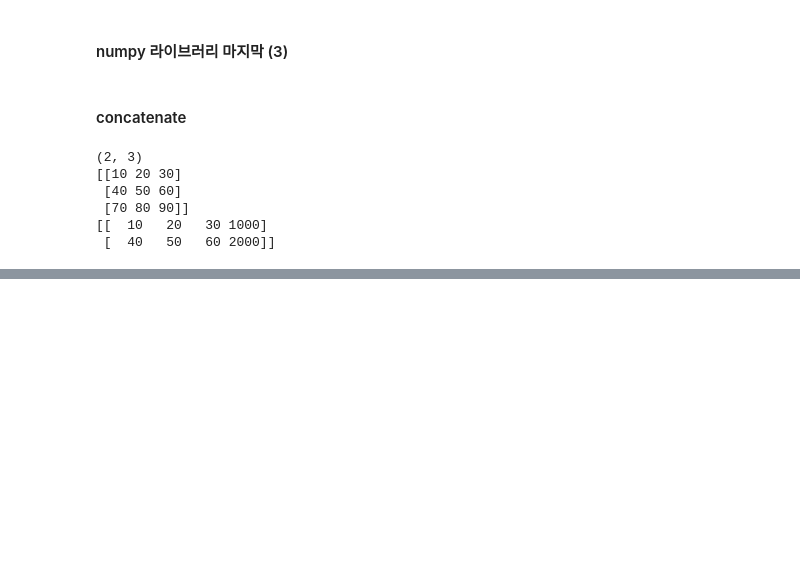
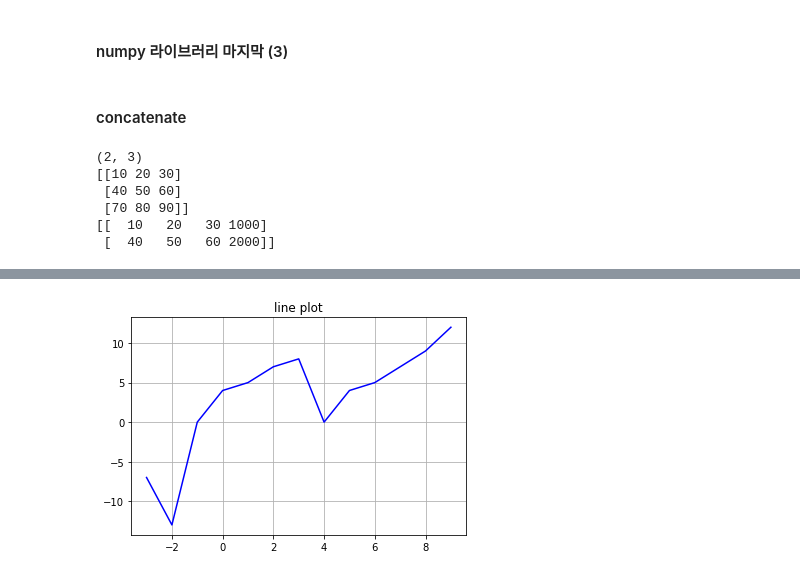
Before and after one commit to nowaveosu/AI_study, a Jupyter notebook: 2022_02_23.ipynb, the cells around one changed output, grey strips where cells are left out. Drawn from its saved outputs; the diff is of its cells as text; code cells hidden in the pictures; blank space fills up the shorter version.

```diff
--- a/2022_02_23.ipynb
+++ b/2022_02_23.ipynb
@@ -45,0 +141,10 @@ OSError: ./data-01.csv not found.
+# %%
+x_data = [-3, -2, -1, 0, 1, 2, 3, 4, 5, 6, 7, 8, 9]
+y_data = [-7, -13, -0, 4, 5, 7, 8, 0, 4, 5, 7, 9, 12]
+
+plt.title('line plot')
+plt.grid()
+plt.plot(x_data, y_data, color='b') #x,y범위색깔 설정
+plt.show() #show매서드로 호출
+# %% [output]
+[figure, added]
```
Also changed, not shown: parts of 14 cells of this notebook.
